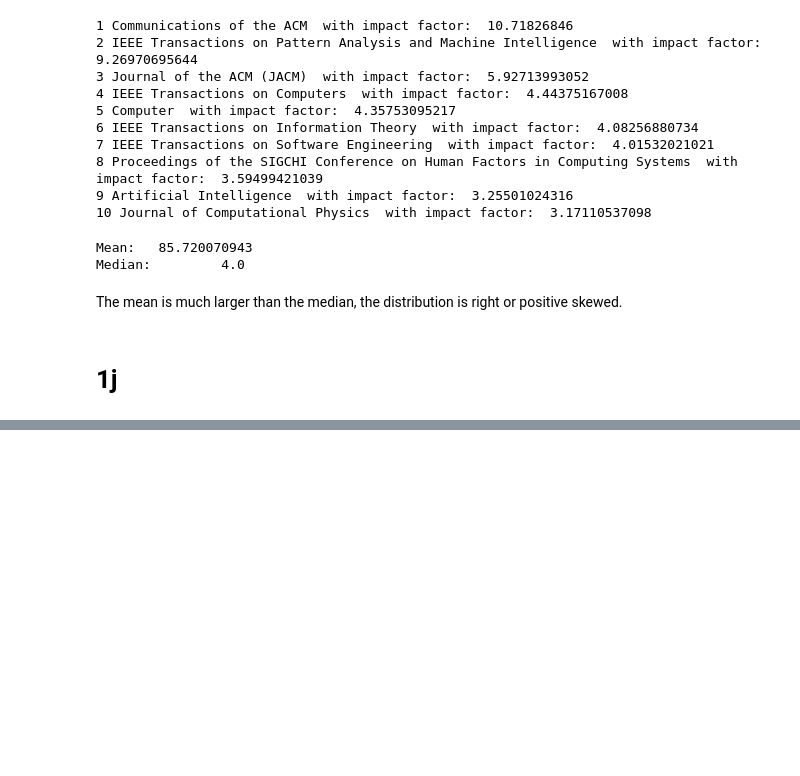
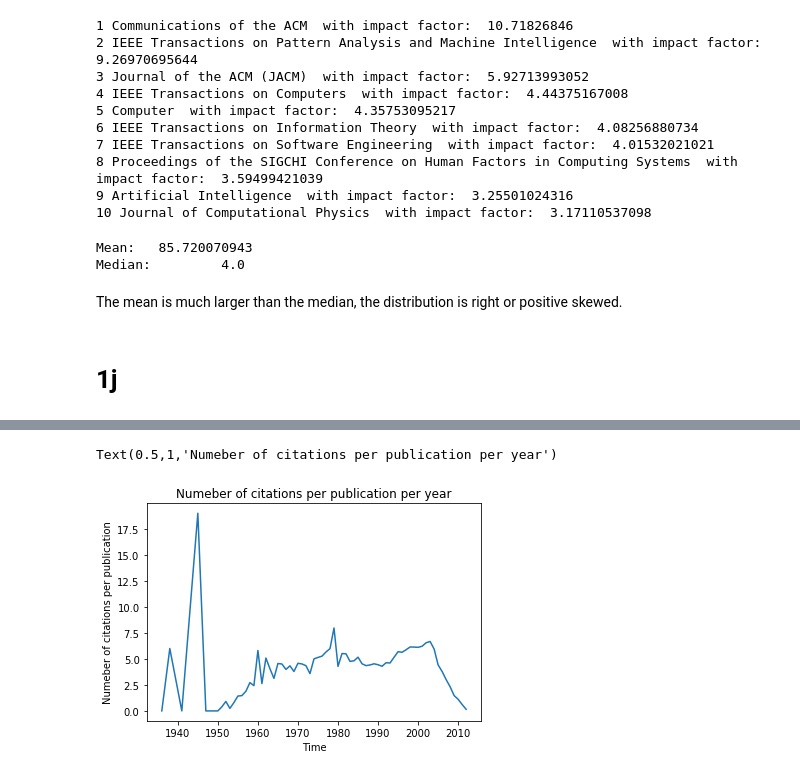
Before and after one commit to DarkestFloyd/CS6220, a Jupyter notebook: notebooks/Aminer.ipynb, the cells around one changed output, grey strips where cells are left out. Drawn from its saved outputs; the diff is of its cells as text; code cells hidden in the pictures; blank space fills up the shorter version.

```diff
--- a/notebooks/Aminer.ipynb
+++ b/notebooks/Aminer.ipynb
@@ -352,0 +295,8 @@ plt.plot(avg_references)
+# %%
+plt.plot(df[['citations', 'year']].groupby('year').mean())
+plt.xlabel('Time')
+plt.ylabel('Numeber of citations per publication')
+plt.title('Numeber of citations per publication per year')
+# %% [output]
+Text(0.5,1,'Numeber of citations per publication per year')
+[figure, added]
```
Also changed, not shown: parts of 33 cells of this notebook.
